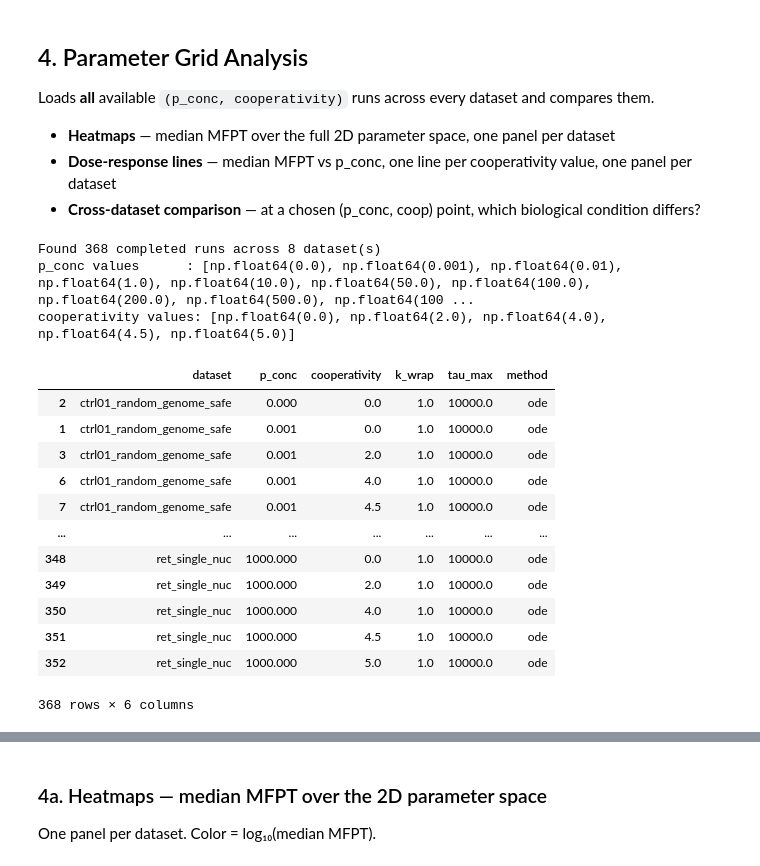
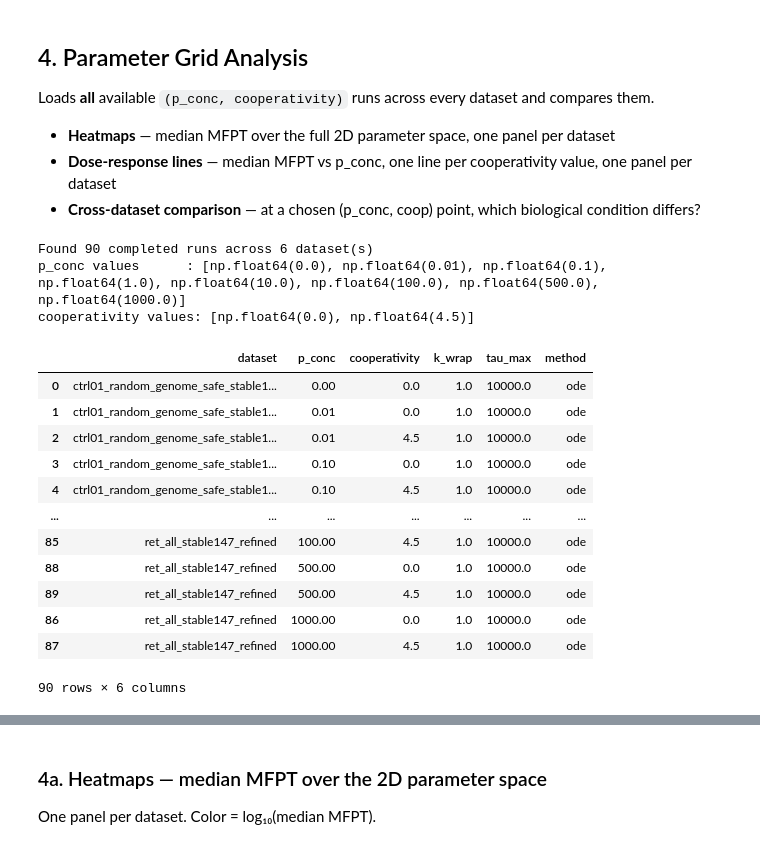
Before and after one commit to ymanish/Spermatogenesis, a Jupyter notebook: notebooks/SPRM_Markov_Analysis.ipynb, the cells around one changed output, grey strips where cells are left out. Drawn from its saved outputs; the diff is of its cells as text; code cells hidden in the pictures.

```diff
--- a/notebooks/SPRM_Markov_Analysis.ipynb
+++ b/notebooks/SPRM_Markov_Analysis.ipynb
@@ -19,7 +19,7 @@ import seaborn as sns
 plt.style.use('seaborn-v0_8-darkgrid')
 %matplotlib inline
 
-MARKOV_OUTPUT = project_root / 'output' / 'markov_output'
+MARKOV_OUTPUT = project_root / 'output' / 'markov_sweep_stable147'
 # MARKOV_OUTPUT = project_root / 'cluster_output' / 'markov_output'
 # %% [output]
 The autoreload extension is already loaded. To reload it, use:
@@ -33,9 +33,9 @@ The autoreload extension is already loaded. To reload it, use:
 # %%
 TARGET_PARAMS = dict(
     k_wrap        = 1.0,
-    p_conc        = 100.0,
-    cooperativity = 4.5,
-    tau_max       = 1000.0,
+    p_conc        = 10.0,
+    cooperativity = 0.0,
+    tau_max       = 10000.0,
     method        = 'ode',
 )
 
@@ -54,6 +54,11 @@ TARGET_PARAMS = dict(
 
 TARGET_DATASETS = [
     'ret_all_stable147_refined',
+    'ctrl04_bound_prom_evicted_stable147_refined',
+    'ctrl05_unbound_prom_random_stable147_refined',
+    'ctrl01_random_genome_safe_stable147_refined',
+    # 'ctrl02_random_genome_gcmatched_stable147_refined',
+    # 'ctrl03_som_gcmatched_stable147_refined'
 ]
 # %% [markdown]
 ## 1. Discover Matching Runs
@@ -275,49 +288,49 @@ grid_records = []
 
 for ds_dir in sorted(MARKOV_OUTPUT.iterdir()):
     if not ds_dir.is_dir():
         continue
     for run_dir in sorted(ds_dir.iterdir()):
         if not run_dir.is_dir():
             continue
         pfile = run_dir / 'parameters.json'
         if not pfile.exists():
             continue
         p = json.loads(pfile.read_text())
         tsv_files = list((run_dir / 'summaries').glob('*.tsv'))
         if not tsv_files:
             continue
         grid_records.append({
             'dataset':       ds_dir.name,
             'run_dir':       run_dir,
             'p_conc':        p.get('prot_params', {}).get('p_conc', float('nan')),
             'cooperativity': p.get('prot_params', {}).get('cooperativity', float('nan')),
             'k_wrap':        p.get('k_wrap', 1.0),
-            'tau_max':       p.get('tau_max', 1000.0),
+            'tau_max':       p.get('tau_max', 10000.0),
             'method':        p.get('method', 'ode'),
         })
 
 grid_meta = pd.DataFrame(grid_records)
 print(f'Found {len(grid_meta)} completed runs across {grid_meta["dataset"].nunique()} dataset(s)')
 print(f'p_conc values      : {sorted(grid_meta["p_conc"].unique())}')
 print(f'cooperativity values: {sorted(grid_meta["cooperativity"].unique())}')
 display(grid_meta.drop(columns='run_dir').sort_values(['dataset','p_conc','cooperativity']))
 # %% [output]
-Found 368 completed runs across 8 dataset(s)
-p_conc values      : [np.float64(0.0), np.float64(0.001), np.float64(0.01), np.float64(1.0), np.float64(10.0), np.float64(50.0), np.float64(100.0), np.float64(200.0), np.float64(500.0), np.float64(100 ...
-cooperativity values: [np.float64(0.0), np.float64(2.0), np.float64(4.0), np.float64(4.5), np.float64(5.0)]
+Found 90 completed runs across 6 dataset(s)
+p_conc values      : [np.float64(0.0), np.float64(0.01), np.float64(0.1), np.float64(1.0), np.float64(10.0), np.float64(100.0), np.float64(500.0), np.float64(1000.0)]
+cooperativity values: [np.float64(0.0), np.float64(4.5)]
 |  | dataset | p_conc | cooperativity | k_wrap | tau_max | method |
-| 2 | ctrl01_random_genome_safe | 0.000 | 0.0 | 1.0 | 10000.0 | ode |
-| 1 | ctrl01_random_genome_safe | 0.001 | 0.0 | 1.0 | 10000.0 | ode |
-| 3 | ctrl01_random_genome_safe | 0.001 | 2.0 | 1.0 | 10000.0 | ode |
-| 6 | ctrl01_random_genome_safe | 0.001 | 4.0 | 1.0 | 10000.0 | ode |
-| 7 | ctrl01_random_genome_safe | 0.001 | 4.5 | 1.0 | 10000.0 | ode |
+| 0 | ctrl01_random_genome_safe_stable1... | 0.00 | 0.0 | 1.0 | 10000.0 | ode |
+| 1 | ctrl01_random_genome_safe_stable1... | 0.01 | 0.0 | 1.0 | 10000.0 | ode |
+| 2 | ctrl01_random_genome_safe_stable1... | 0.01 | 4.5 | 1.0 | 10000.0 | ode |
+| 3 | ctrl01_random_genome_safe_stable1... | 0.10 | 0.0 | 1.0 | 10000.0 | ode |
+| 4 | ctrl01_random_genome_safe_stable1... | 0.10 | 4.5 | 1.0 | 10000.0 | ode |
 | ... | ... | ... | ... | ... | ... | ... |
-| 348 | ret_single_nuc | 1000.000 | 0.0 | 1.0 | 10000.0 | ode |
-| 349 | ret_single_nuc | 1000.000 | 2.0 | 1.0 | 10000.0 | ode |
-| 350 | ret_single_nuc | 1000.000 | 4.0 | 1.0 | 10000.0 | ode |
-| 351 | ret_single_nuc | 1000.000 | 4.5 | 1.0 | 10000.0 | ode |
-| 352 | ret_single_nuc | 1000.000 | 5.0 | 1.0 | 10000.0 | ode |
+| 85 | ret_all_stable147_refined | 100.00 | 4.5 | 1.0 | 10000.0 | ode |
+| 88 | ret_all_stable147_refined | 500.00 | 0.0 | 1.0 | 10000.0 | ode |
+| 89 | ret_all_stable147_refined | 500.00 | 4.5 | 1.0 | 10000.0 | ode |
+| 86 | ret_all_stable147_refined | 1000.00 | 0.0 | 1.0 | 10000.0 | ode |
+| 87 | ret_all_stable147_refined | 1000.00 | 4.5 | 1.0 | 10000.0 | ode |
-368 rows × 6 columns
+90 rows × 6 columns
 # %%
 # ── Load MFPT summaries for all runs in the grid ─────────────────────────────
 grid_frames = []
```
Also changed, not shown: parts of 9 cells of this notebook.
